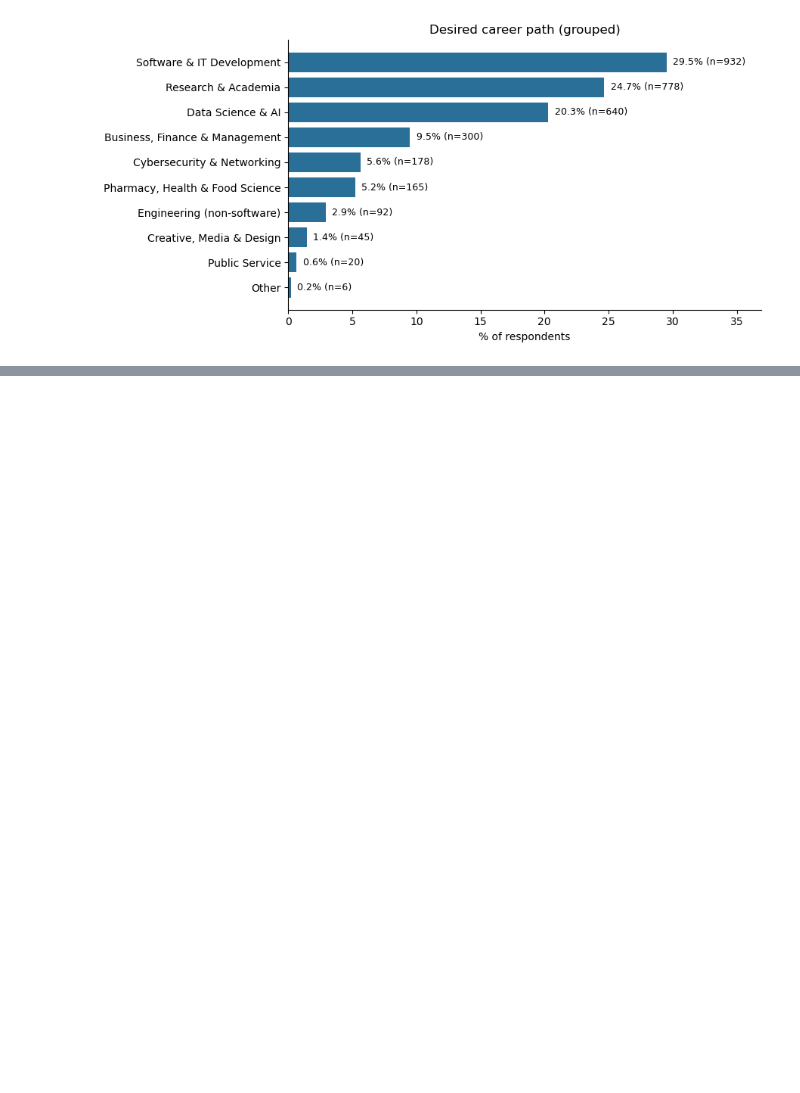
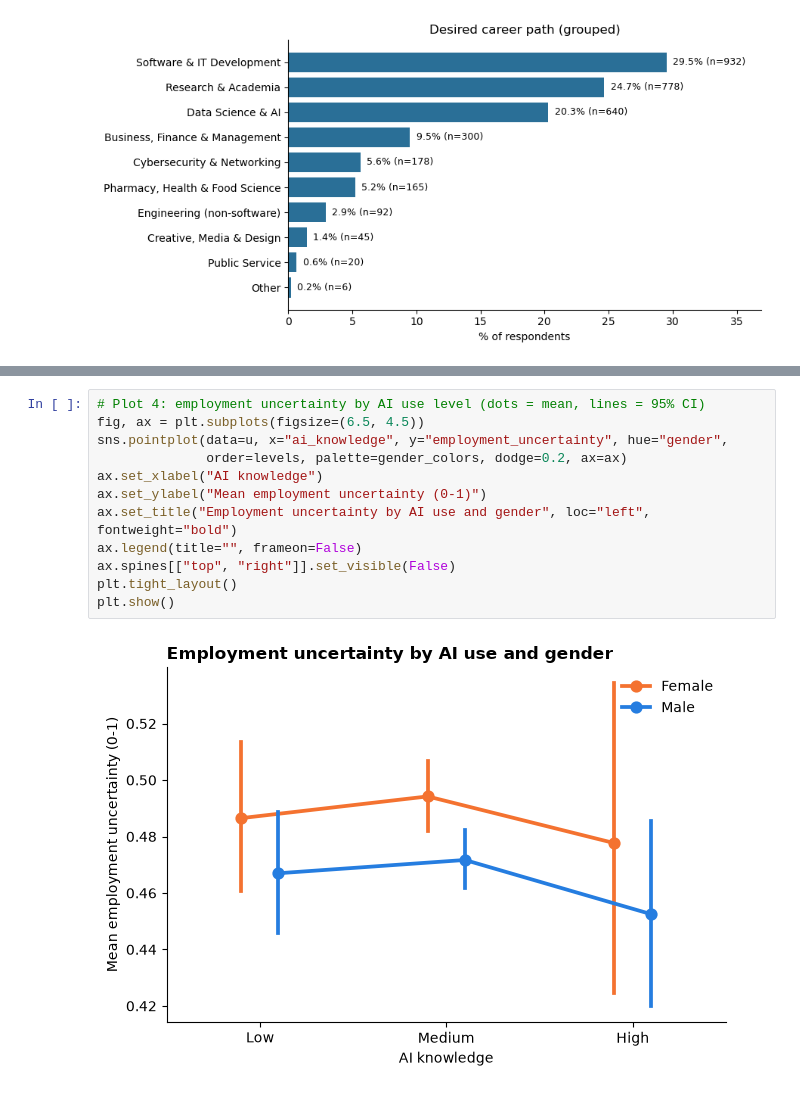
Before and after one commit to ekassz/DataScienceFinalProject, a Jupyter notebook: data_visualization.ipynb, the cells around one changed output, grey strips where cells are left out. Drawn from its saved outputs; the diff is of its cells as text; blank space fills up the shorter version.

```diff
--- a/data_visualization.ipynb
+++ b/data_visualization.ipynb
@@ -269,0 +316,14 @@ ParserError: Error tokenizing data. C error: Expected 11 fields in line 442, saw
+# %%
+# Plot 4: employment uncertainty by AI use level (dots = mean, lines = 95% CI)
+fig, ax = plt.subplots(figsize=(6.5, 4.5))
+sns.pointplot(data=u, x="ai_knowledge", y="employment_uncertainty", hue="gender",
+              order=levels, palette=gender_colors, dodge=0.2, ax=ax)
+ax.set_xlabel("AI knowledge")
+ax.set_ylabel("Mean employment uncertainty (0-1)")
+ax.set_title("Employment uncertainty by AI use and gender", loc="left", fontweight="bold")
+ax.legend(title="", frameon=False)
+ax.spines[["top", "right"]].set_visible(False)
+plt.tight_layout()
+plt.show()
+# %% [output]
+[figure, added]
```
Also changed, not shown: parts of 13 cells of this notebook.
